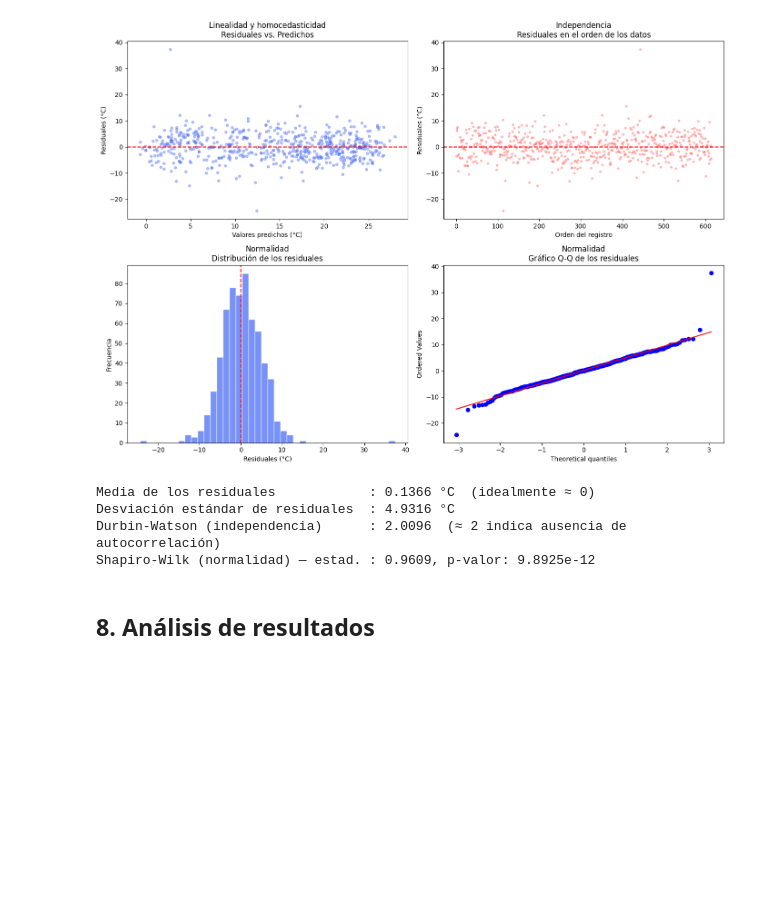
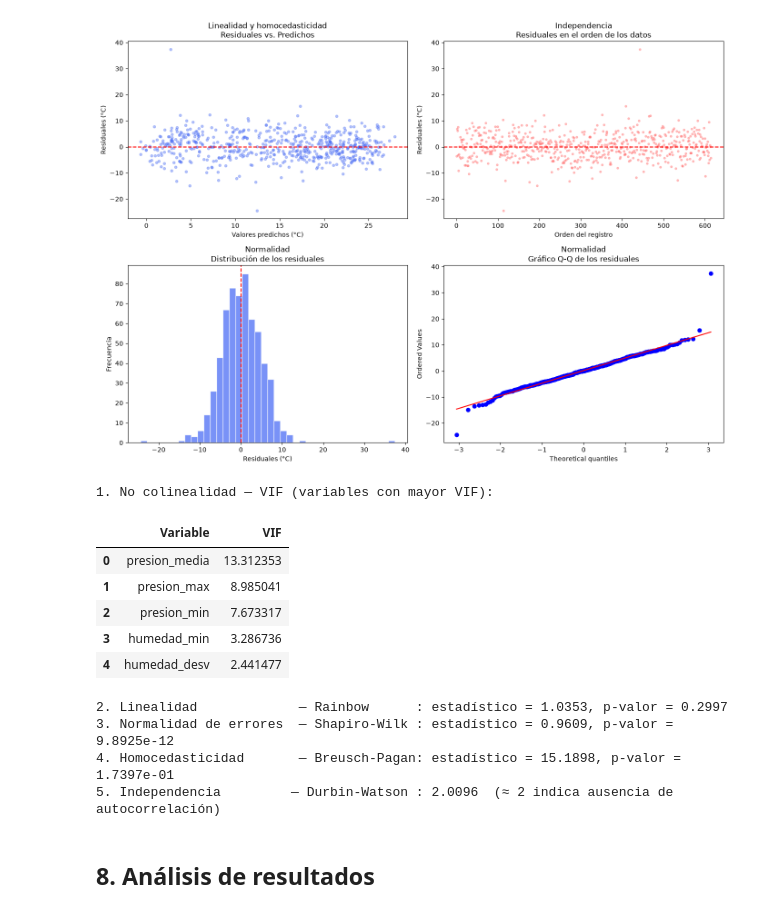
Before and after one commit to LucasValbuena1/LAB1-ML, a Jupyter notebook: laboratorio1.ipynb, the cells around one changed output. Drawn from its saved outputs; the diff is of its cells as text; code cells hidden in the pictures; blank space fills up the shorter version.

Commit message:
correciones de supuestos

```diff
--- a/laboratorio1.ipynb
+++ b/laboratorio1.ipynb
@@ -1175,20 +1166,54 @@ plt.show()
 # %% [output]
 [figure]
 # %%
-# Estadísticos de apoyo para la revisión de los supuestos
-media_residuales = residuales.mean()
-durbin_watson = np.sum(np.diff(residuales.values) ** 2) / np.sum(residuales.values ** 2)
+# Pruebas de diagnóstico para cada supuesto (ver tabla anterior)
+import statsmodels.api as sm
+from statsmodels.stats.outliers_influence import variance_inflation_factor
+from statsmodels.stats.diagnostic import linear_rainbow, het_breuschpagan
+from statsmodels.stats.stattools import durbin_watson
+
+# Diseño (train y test) del modelo seleccionado, para las pruebas que lo requieren
+Xt_train_mejor_df = Xt_train_b_df if mejor_nombre == "Modelo B" else Xt_train_a_df
+Xt_test_mejor_df = Xt_test_b_df if mejor_nombre == "Modelo B" else Xt_test_a_df
+
+# 1. No colinealidad: Factor de Inflación de la Varianza (VIF)
+vif_data = pd.DataFrame({
+    "Variable": [n.replace("num__", "").replace("cat__", "") for n in Xt_train_mejor_df.columns],
+    "VIF": [variance_inflation_factor(Xt_train_mejor_df.values, i) for i in range(Xt_train_mejor_df.shape[1])],
+}).sort_values("VIF", ascending=False).reset_index(drop=True)
+
+# 2. Linealidad: test de Rainbow sobre un modelo OLS equivalente (entrenamiento)
+modelo_sm = sm.OLS(y_train, sm.add_constant(Xt_train_mejor_df)).fit()
+rainbow_stat, rainbow_pvalue = linear_rainbow(modelo_sm)
+
+# 3. Normalidad de errores: Shapiro-Wilk sobre los residuales de prueba
 shapiro_stat, shapiro_p = stats.shapiro(residuales)
 
-print(f"Media de los residuales            : {media_residuales:.4f} °C  (idealmente ≈ 0)")
-print(f"Desviación estándar de residuales  : {residuales.std():.4f} °C")
-print(f"Durbin-Watson (independencia)      : {durbin_watson:.4f}  (≈ 2 indica ausencia de autocorrelación)")
-print(f"Shapiro-Wilk (normalidad) — estad. : {shapiro_stat:.4f}, p-valor: {shapiro_p:.4e}")
+# 4. Homocedasticidad: Breusch-Pagan sobre los residuales de prueba
+bp_stat, bp_pvalue, _, _ = het_breuschpagan(residuales, sm.add_constant(Xt_test_mejor_df))
+
+# 5. Independencia de errores: estadístico de Durbin-Watson
+dw = durbin_watson(residuales)
+
+print("1. No colinealidad — VIF (variables con mayor VIF):")
+display(vif_data.head())
+print()
+print(f"2. Linealidad             — Rainbow      : estadístico = {rainbow_stat:.4f}, p-valor = {rainbow_pvalue:.4f}")
+print(f"3. Normalidad de errores  — Shapiro-Wilk : estadístico = {shapiro_stat:.4f}, p-valor = {shapiro_p:.4e}")
+print(f"4. Homocedasticidad       — Breusch-Pagan: estadístico = {bp_stat:.4f}, p-valor = {bp_pvalue:.4e}")
+print(f"5. Independencia         — Durbin-Watson : {dw:.4f}  (≈ 2 indica ausencia de autocorrelación)")
 # %% [output]
-Media de los residuales            : 0.1366 °C  (idealmente ≈ 0)
-Desviación estándar de residuales  : 4.9316 °C
-Durbin-Watson (independencia)      : 2.0096  (≈ 2 indica ausencia de autocorrelación)
-Shapiro-Wilk (normalidad) — estad. : 0.9609, p-valor: 9.8925e-12
+1. No colinealidad — VIF (variables con mayor VIF):
+|  | Variable | VIF |
+| 0 | presion_media | 13.312353 |
+| 1 | presion_max | 8.985041 |
+| 2 | presion_min | 7.673317 |
+| 3 | humedad_min | 3.286736 |
+| 4 | humedad_desv | 2.441477 |
+2. Linealidad             — Rainbow      : estadístico = 1.0353, p-valor = 0.2997
+3. Normalidad de errores  — Shapiro-Wilk : estadístico = 0.9609, p-valor = 9.8925e-12
+4. Homocedasticidad       — Breusch-Pagan: estadístico = 15.1898, p-valor = 1.7397e-01
+5. Independencia         — Durbin-Watson : 2.0096  (≈ 2 indica ausencia de autocorrelación)
 # %% [markdown]
 ## 8. Análisis de resultados
 # %% [markdown]
```
Also changed, not shown: parts of 15 cells of this notebook.
